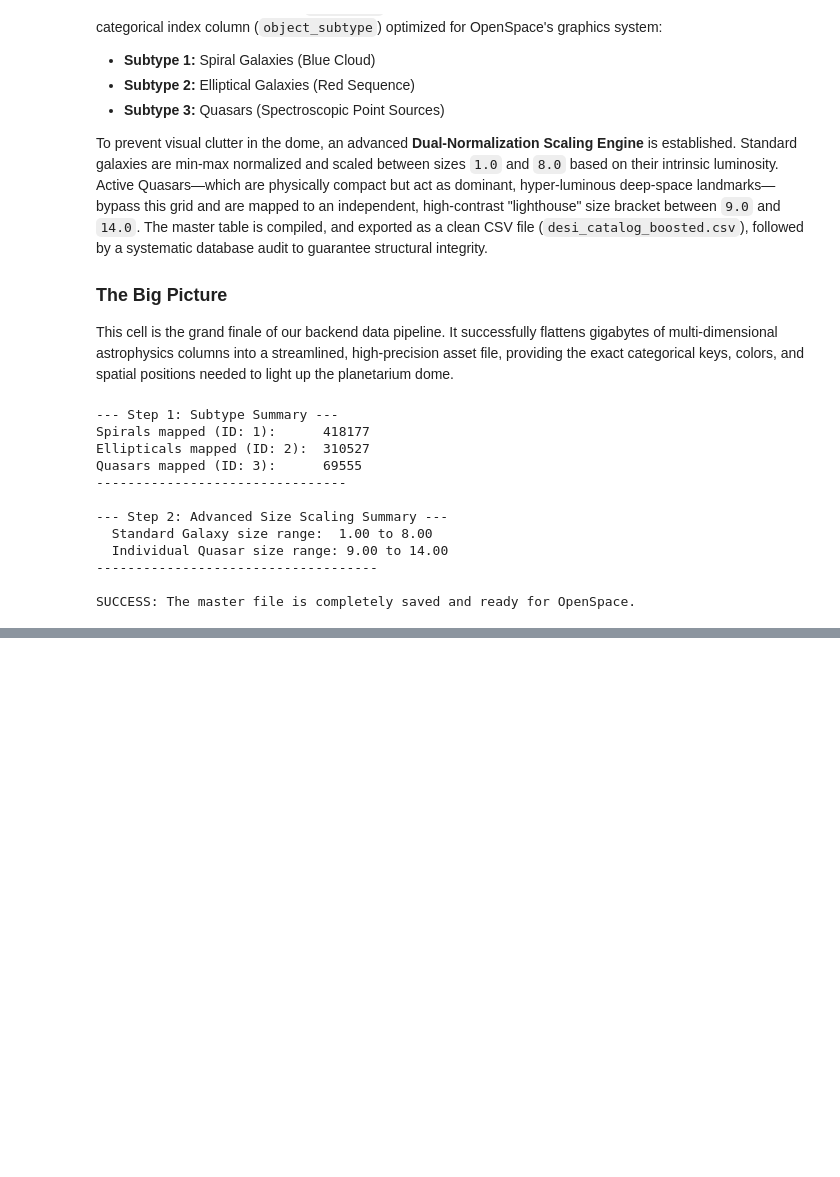
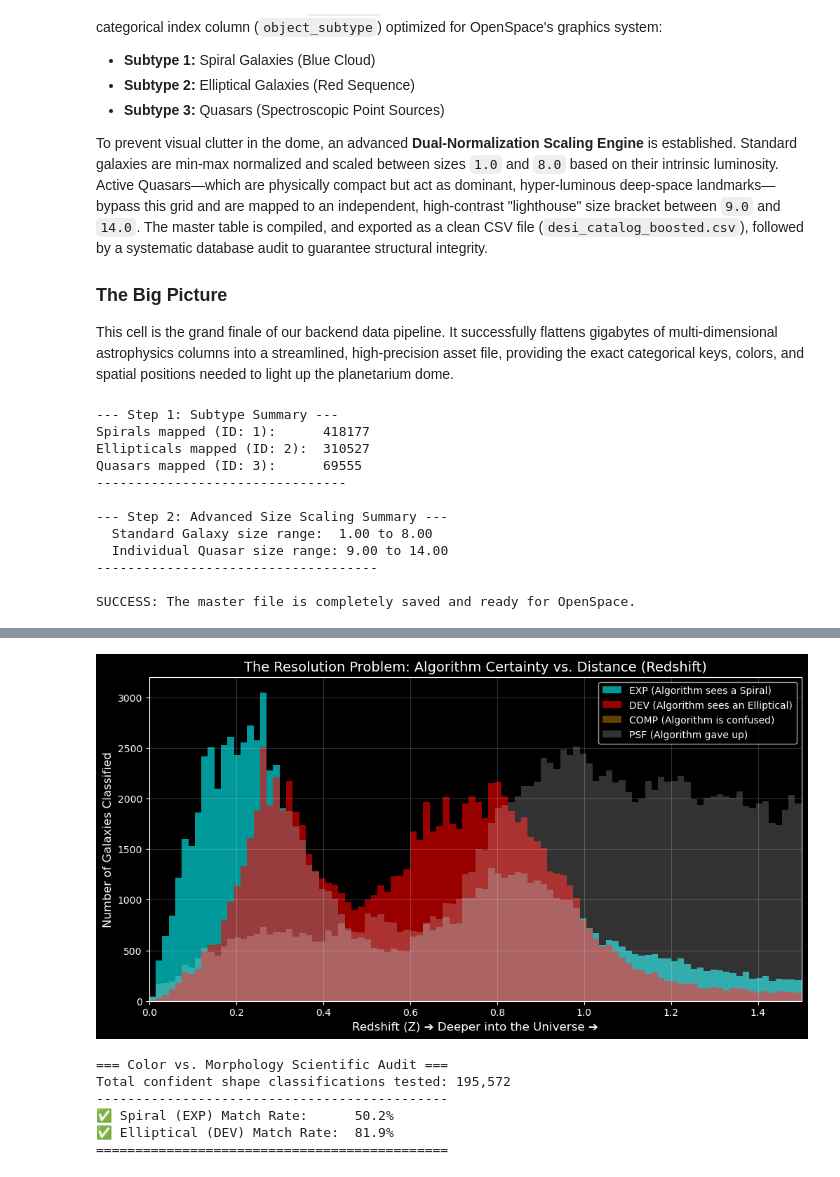
Before and after one commit to KyleDrees/desi-openspace-visualization, a Jupyter notebook: fitstocsv_new.ipynb, the cells around one changed output, grey strips where cells are left out. Drawn from its saved outputs; the diff is of its cells as text; code cells hidden in the pictures; blank space fills up the shorter version.

```diff
--- a/fitstocsv_new.ipynb
+++ b/fitstocsv_new.ipynb
@@ -566,0 +584,65 @@ Table length=6
+# %%
+# Isolate the morphological classifications and distance (Z)
+z_vals = catalog['Z']
+morphs = catalog['MORPHTYPE'].astype(str) # Ensure it's a string
+
+# Filter out the primary shapes
+mask_exp = morphs == 'EXP'
+mask_dev = morphs == 'DEV'
+mask_comp = morphs == 'COMP' # "Composite" (The algorithm is guessing/unsure)
+mask_psf = morphs == 'PSF'   # "Point Source" (The algorithm gave up and called it a star)
+
+# Create a Histogram to show how the algorithm performs over distance
+plt.style.use('dark_background')
+plt.figure(figsize=(12, 6))
+
+plt.hist(z_vals[mask_exp], bins=100, range=(0, 1.5), color='cyan', alpha=0.6, label='EXP (Algorithm sees a Spiral)')
+plt.hist(z_vals[mask_dev], bins=100, range=(0, 1.5), color='red', alpha=0.6, label='DEV (Algorithm sees an Elliptical)')
+plt.hist(z_vals[mask_comp], bins=100, range=(0, 1.5), color='orange', alpha=0.4, label='COMP (Algorithm is confused)')
+plt.hist(z_vals[mask_psf], bins=100, range=(0, 1.5), color='white', alpha=0.2, label='PSF (Algorithm gave up)')
+
+plt.title("The Resolution Problem: Algorithm Certainty vs. Distance (Redshift)", fontsize=14)
+plt.xlabel("Redshift (Z) ➔ Deeper into the Universe ➔", fontsize=12)
+plt.ylabel("Number of Galaxies Classified", fontsize=12)
+plt.xlim(0, 1.5)
+plt.legend()
+plt.grid(alpha=0.2)
+plt.show()
+# %% [output]
+[figure, added]
+# %%
+# Isolate only the objects where the algorithm made a confident shape guess
+confident_mask = (catalog['MORPHTYPE'] == 'EXP') | (catalog['MORPHTYPE'] == 'DEV')
+
+confident_shapes = catalog['MORPHTYPE'][confident_mask]
+confident_subtypes = catalog['object_subtype'][confident_mask]
+
+# Check how many algorithm EXP galaxies we correctly flagged as spiral (Subtype 1)
+exp_mask = confident_shapes == 'EXP'
+total_exp = np.sum(exp_mask)
+matched_spirals = np.sum((confident_shapes == 'EXP') & (confident_subtypes == 1))
+
+# Prevent division by zero just in case
+spiral_accuracy = (matched_spirals / total_exp) * 100 if total_exp > 0 else 0
+
+# Check how many algorithm DEV galaxies we correctly flagged as elliptical (Subtype 2)
+dev_mask = confident_shapes == 'DEV'
+total_dev = np.sum(dev_mask)
+matched_ellipticals = np.sum((confident_shapes == 'DEV') & (confident_subtypes == 2))
+
+elliptical_accuracy = (matched_ellipticals / total_dev) * 100 if total_dev > 0 else 0
+
+# Print the final audit
+print("=== Color vs. Morphology Scientific Audit ===")
+print(f"Total confident shape classifications tested: {total_exp + total_dev:,}")
+print("---------------------------------------------")
+print(f"✅ Spiral (EXP) Match Rate:      {spiral_accuracy:.1f}%")
+print(f"✅ Elliptical (DEV) Match Rate:  {elliptical_accuracy:.1f}%")
+print("=============================================")
+# %% [output]
+=== Color vs. Morphology Scientific Audit ===
+Total confident shape classifications tested: 195,572
+---------------------------------------------
+✅ Spiral (EXP) Match Rate:      50.2%
+✅ Elliptical (DEV) Match Rate:  81.9%
+=============================================
```
Also changed, not shown: parts of 4 cells of this notebook.
